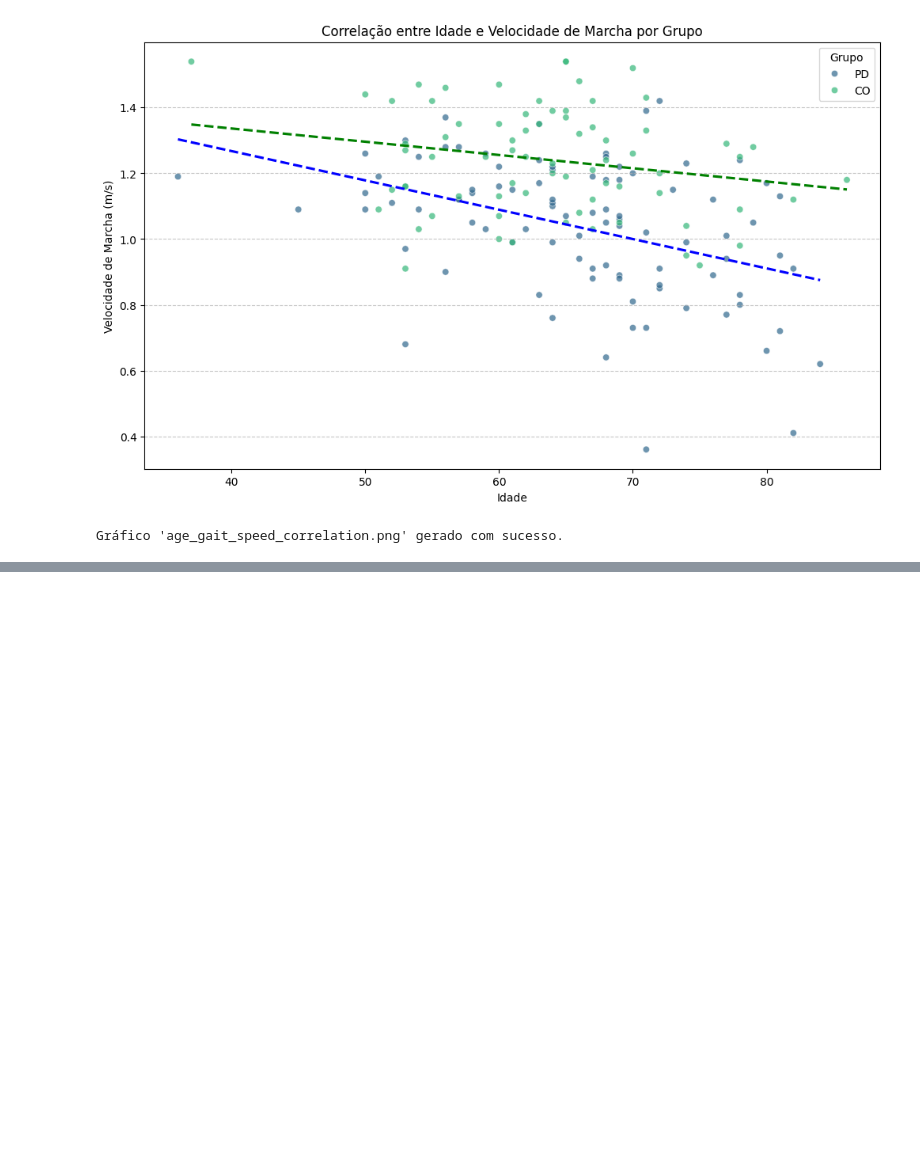
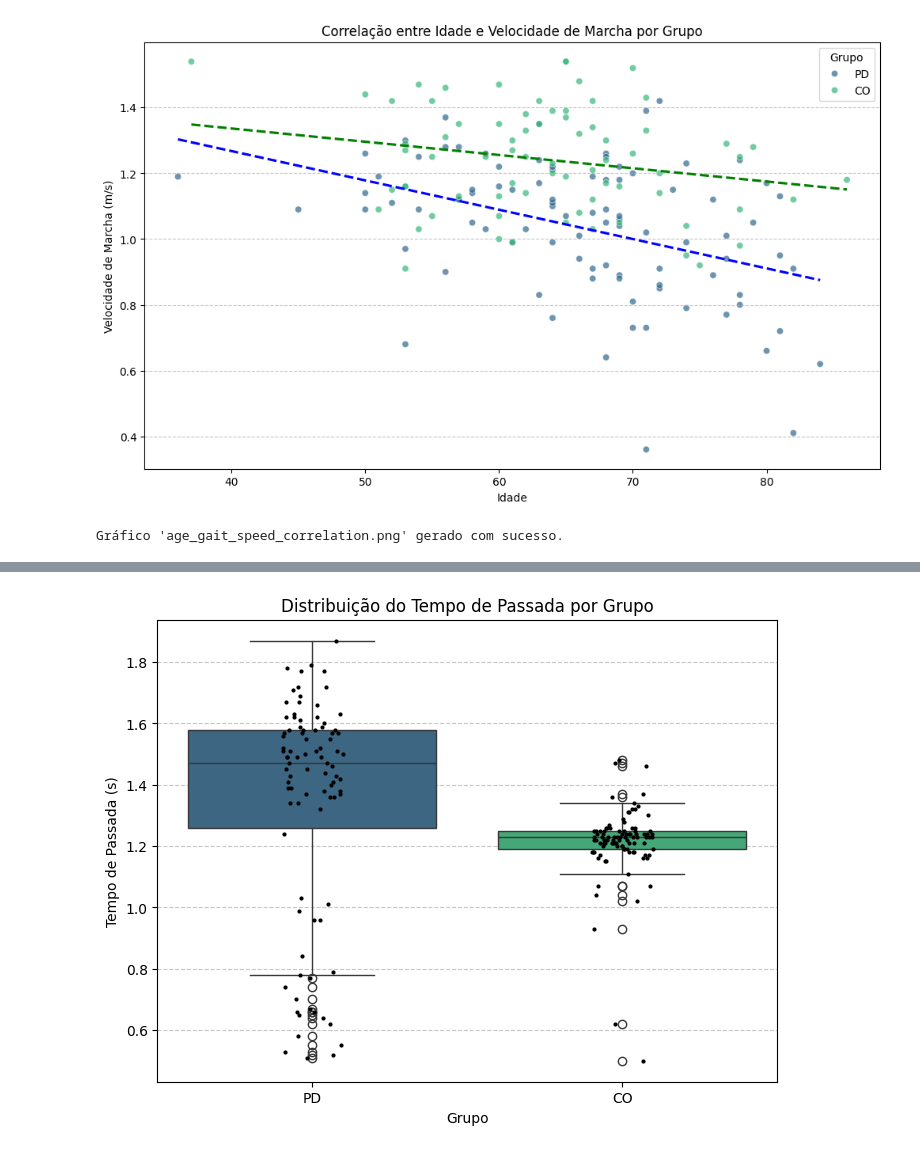
Before and after one commit to saraiva142/tcc, a Jupyter notebook: AnáliseExploratóriaTCC.ipynb, the cells around one changed output, grey strips where cells are left out. Drawn from its saved outputs; the diff is of its cells as text; code cells hidden in the pictures; blank space fills up the shorter version.

Commit message:
Análise de Distribuição do Tempo de Passada por Grupo

```diff
--- a/AnáliseExploratóriaTCC.ipynb
+++ b/AnáliseExploratóriaTCC.ipynb
@@ -489,0 +492,80 @@ Gráfico 'age_gait_speed_correlation.png' gerado com sucesso.
+# %%
+import pandas as pd
+import matplotlib.pyplot as plt
+import seaborn as sns
+import numpy as np
+import os
+from scipy.signal import find_peaks
+
+data_dir = "physionet.org/files/gaitpdb/1.0.0/"
+#data_dir = "physionet.org/files/gaitpdb/1.0.0/GaCo01_01.txt"
+
+column_names = [
+    'Time',
+    'L_VGRF_1', 'L_VGRF_2', 'L_VGRF_3', 'L_VGRF_4', 'L_VGRF_5', 'L_VGRF_6', 'L_VGRF_7', 'L_VGRF_8',
+    'R_VGRF_1', 'R_VGRF_2', 'R_VGRF_3', 'R_VGRF_4', 'R_VGRF_5', 'R_VGRF_6', 'R_VGRF_7', 'R_VGRF_8',
+    'Total_L_Foot_Force',
+    'Total_R_Foot_Force'
+]
+
+def calculate_stride_time(df, force_column, sampling_rate=100, min_peak_height=50, distance_between_peaks=50):
+  peaks, _ = find_peaks(df[force_column], height=min_peak_height, distance=distance_between_peaks)
+
+  if len(peaks) < 2:
+        return []
+
+  peak_intervals_samples = np.diff(peaks)
+
+  # Converter para segundos
+  stride_times = peak_intervals_samples / sampling_rate
+  return stride_times
+
+# Arquivo de exemplo para um paciente com Parkinson
+pd_file = os.path.join(data_dir, "GaPt03_01.txt")
+# Arquivo de exemplo para um controle
+co_file = os.path.join(data_dir, "GaCo01_01.txt")
+
+all_stride_times = []
+
+
+
+# Paciente com Parkinson
+if os.path.exists(pd_file):
+  df_pd = pd.read_csv(pd_file, sep='\\s+', header=None, names=column_names)
+  stride_times_pd = calculate_stride_time(df_pd, 'Total_L_Foot_Force') # Usando pé esquerdo como exemplo
+  for st in stride_times_pd:
+    all_stride_times.append({'Group': 'PD', 'Stride_Time': st})
+  print(f"Tempos de passada para PD ({pd_file}): {np.mean(stride_times_pd):.2f} +/- {np.std(stride_times_pd):.2f} s")
+else:
+  print(f"Arquivo não encontrado: {pd_file}")
+
+# Processar controle
+if os.path.exists(co_file):
+  df_co = pd.read_csv(co_file, sep='\\s+', header=None, names=column_names)
+  stride_times_co = calculate_stride_time(df_co, 'Total_L_Foot_Force') # Usando pé esquerdo como exemplo
+  for st in stride_times_co:
+    all_stride_times.append({'Group': 'CO', 'Stride_Time': st})
+  print(f"Tempos de passada para CO ({co_file}): {np.mean(stride_times_co):.2f} +/- {np.std(stride_times_co):.2f} s \n")
+else:
+  print(f"Arquivo não encontrado: {co_file}")
+
+if all_stride_times:
+  df_results = pd.DataFrame(all_stride_times)
+
+  print("\n### Estatísticas de Tempo de Passada por Grupo:\n")
+  print(df_results.groupby('Group')['Stride_Time'].describe().to_markdown(numalign="left", stralign="left"))
+
+  plt.figure(figsize=(8, 6))
+  sns.boxplot(data=df_results, x='Group', y='Stride_Time', palette='viridis')
+  sns.stripplot(data=df_results, x='Group', y='Stride_Time', color="black", size=3, jitter=True)
+  plt.title('Distribuição do Tempo de Passada por Grupo')
+  plt.xlabel('Grupo')
+  plt.ylabel('Tempo de Passada (s)')
+  plt.grid(axis='y', linestyle='--', alpha=0.7)
+  #plt.savefig('stride_time_distribution.png')
+  plt.show()
+  plt.close()
+  print("Gráfico 'stride_time_distribution.png' gerado com sucesso.")
+else:
+  print("Nenhum dado de tempo de passada foi processado para visualização.")
+# %% [output]
@@ -489,0 +585 @@ Gráfico 'age_gait_speed_correlation.png' gerado com sucesso.
+[figure, added]
```
Also changed, not shown: parts of 6 cells of this notebook.
